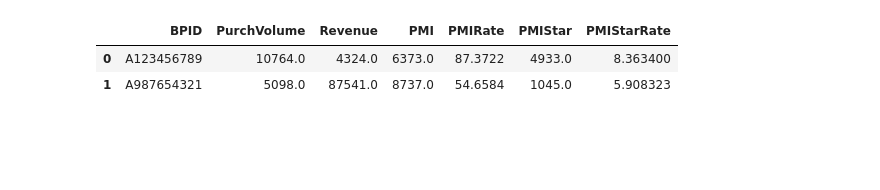
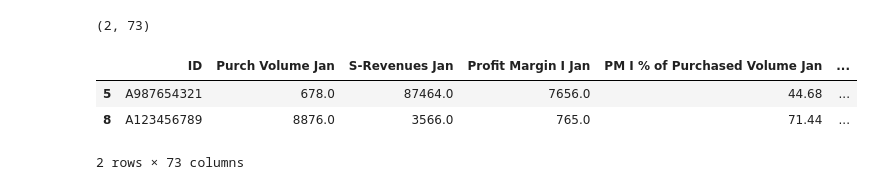
Before and after one commit to yonabell/Report, a Jupyter notebook: Reporting_final_python_code.ipynb, the cells around one changed output. Saved outputs shown, nothing was run; the diff lists cells and outputs as text; code cells hidden in the pictures; blank space fills up the shorter version.

```diff
--- a/Reporting_final_python_code.ipynb
+++ b/Reporting_final_python_code.ipynb
@@ -12,2 +13,2 @@ Saving 2024_sample_data.xlsx to 2024_sample_data (3).xlsx
-# %%
-file_path = '2024_sample_data.xlsx'
+# %%
+file_path_previous_year = '2023_sample_data1.xlsx'
@@ -114,7 +63,4 @@ aggregated_df1 = rename_columns(aggregated_df1)
-# %%
-# Display the aggregated_df
-aggregated_df1
-# %% [output]
-|  | BPID | PurchVolume | Revenue | PMI | PMIRate | PMIStar | PMIStarRate |
-| 0 | A123456789 | 10764.0 | 4324.0 | 6373.0 | 87.3722 | 4933.0 | 8.363400 |
-| 1 | A987654321 | 5098.0 | 87541.0 | 8737.0 | 54.6584 | 1045.0 | 5.908323 |
+# %%
+filtered_cpt_df1.shape
+# %% [output]
+(2, 73)
@@ -120,0 +111,7 @@ aggregated_df1
+# %%
+filtered_cpt_df1
+# %% [output]
+|  | ID | Purch Volume Jan | S-Revenues Jan | Profit Margin I Jan | PM I % of Purchased Volume Jan | ... |
+| 5 | A987654321 | 678.0 | 87464.0 | 7656.0 | 44.68 | ... |
+| 8 | A123456789 | 8876.0 | 3566.0 | 765.0 | 71.44 | ... |
+2 rows × 73 columns
```
Also changed, not shown: parts of 52 cells of this notebook.
